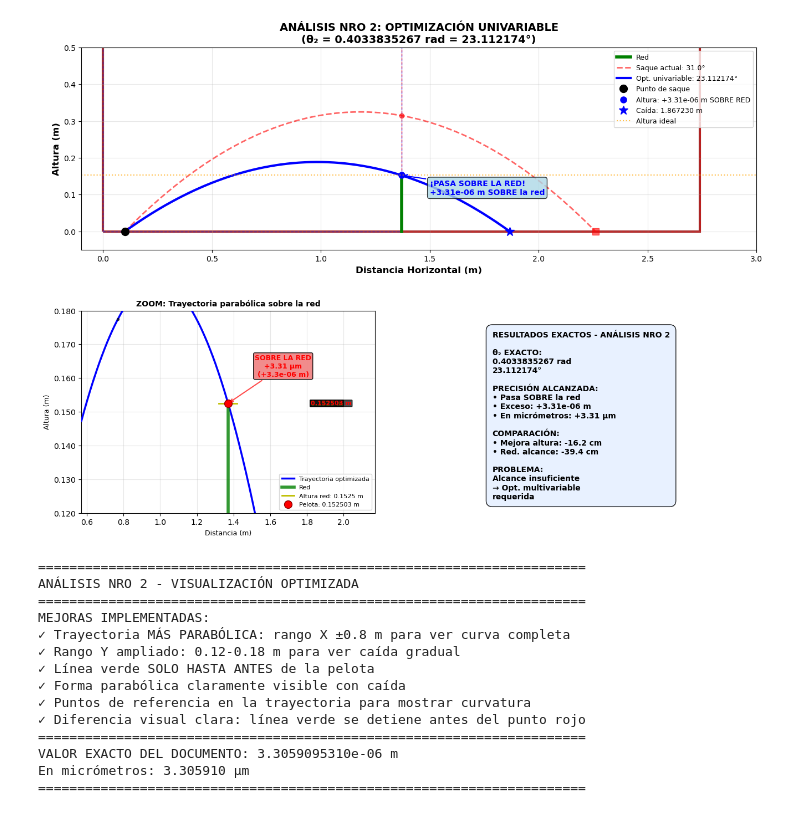
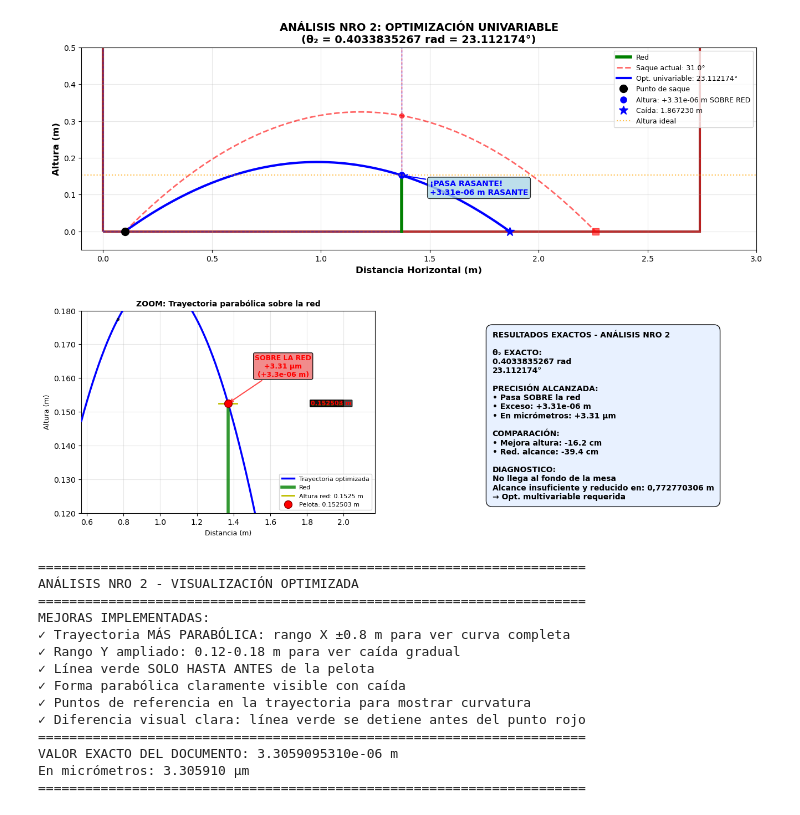
Before and after one commit to josmota0502/Exploraci-n-matem-tica, a Jupyter notebook: Análisis_Nro_2.ipynb, the cells around one changed output. Saved outputs shown, nothing was run; the diff lists cells and outputs as text; code cells hidden in the pictures.

```diff
--- a/Análisis_Nro_2.ipynb
+++ b/Análisis_Nro_2.ipynb
@@ -87,7 +87,7 @@ ax1.legend(loc='upper right', fontsize=9)
 ax1.set_xlim(-0.1, 3.0)
 ax1.set_ylim(-0.05, 0.5)
 
-ax1.annotate(f'¡PASA SOBRE LA RED!\n+{error_F_uni:.2e} m SOBRE la red',
+ax1.annotate(f'¡PASA RASANTE!\n+{error_F_uni:.2e} m RASANTE',
              xy=(red_x, y_red_uni), xytext=(1.5, 0.1),
              arrowprops=dict(arrowstyle='->', color='blue', lw=1.5),
              fontsize=10, color='blue', fontweight='bold',
@@ -177,36 +177,36 @@ resultados_text = (f'RESULTADOS EXACTOS - ANÁLISIS NRO 2\n\n'
                    f'• Pasa SOBRE la red\n'
                    f'• Exceso: +{error_F_uni:.2e} m\n'
                    f'• En micrómetros: +{error_F_uni*1e6:.2f} μm\n\n'
                    f'COMPARACIÓN:\n'
                    f'• Mejora altura: -{mejora_altura_cm:.1f} cm\n'
                    f'• Red. alcance: -{reduccion_alcance_cm:.1f} cm\n\n'
-                   f'PROBLEMA:\n'
-                   f'Alcance insuficiente\n→ Opt. multivariable\nrequerida')
+                   f'DIAGNOSTICO:\n'
+                   f'No llega al fondo de la mesa\nAlcance insuficiente y reducido en: 0,772770306 m\n→ Opt. multivariable requerida')
 
 ax3.text(0.1, 0.9, resultados_text, fontsize=10, fontweight='bold',
          verticalalignment='top',
          bbox=dict(boxstyle="round,pad=0.8", facecolor="#E6F0FF", alpha=0.9))
 
 plt.subplots_adjust(left=0.08, right=0.95, bottom=0.08, top=0.92, hspace=0.3, wspace=0.3)
 plt.show()
 
 # VERIFICACIÓN FINAL
 print("="*70)
 print("ANÁLISIS NRO 2 - VISUALIZACIÓN OPTIMIZADA")
 print("="*70)
 print(f"MEJORAS IMPLEMENTADAS:")
 print(f"✓ Trayectoria MÁS PARABÓLICA: rango X ±0.8 m para ver curva completa")
 print(f"✓ Rango Y ampliado: 0.12-0.18 m para ver caída gradual")
 print(f"✓ Línea verde SOLO HASTA ANTES de la pelota")
 print(f"✓ Forma parabólica claramente visible con caída")
 print(f"✓ Puntos de referencia en la trayectoria para mostrar curvatura")
 print(f"✓ Diferencia visual clara: línea verde se detiene antes del punto rojo")
 print("="*70)
 print(f"VALOR EXACTO DEL DOCUMENTO: {error_F_uni:.10e} m")
 print(f"En micrómetros: {error_F_uni*1e6:.6f} μm")
 print("="*70)
 # %% [output]
-[figure, old version]
+[figure, new version]
 ======================================================================
 ANÁLISIS NRO 2 - VISUALIZACIÓN OPTIMIZADA
 ======================================================================
```
